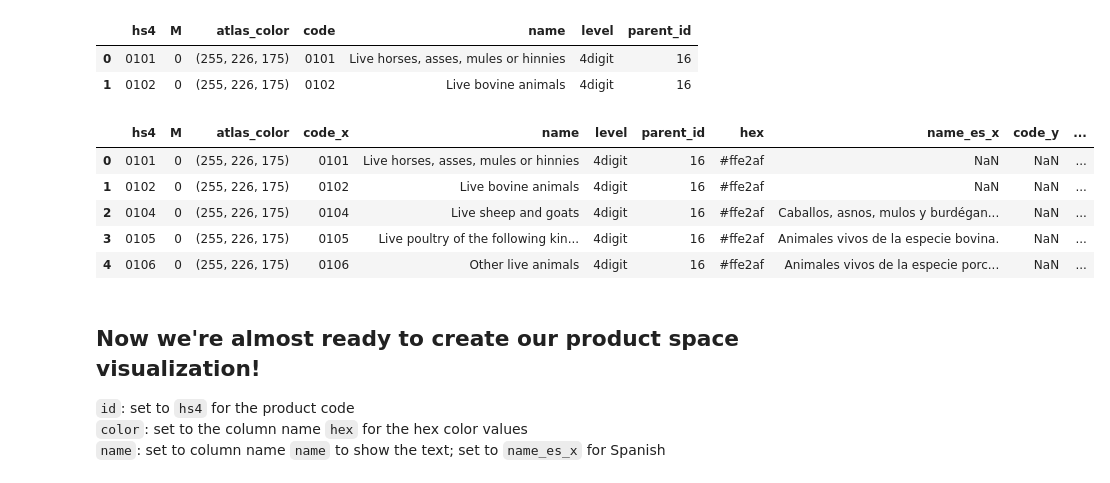
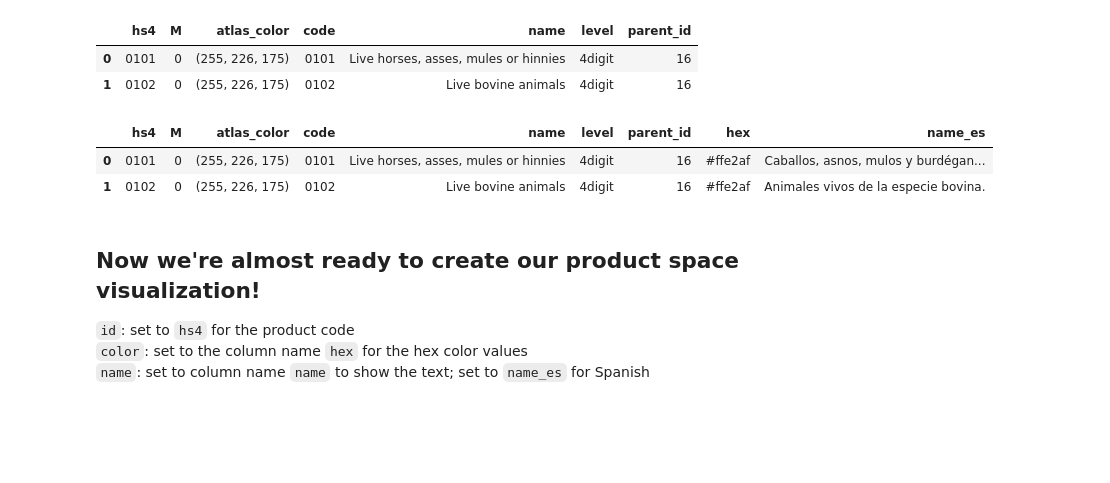
Before and after one commit to cid-harvard/visualization-notebook-templates, a Jupyter notebook: productspace-fromHS4-IntlAtlasColors.ipynb, the cells around one changed output. Cells and saved outputs as stored; diff of their text form; code cells hidden in the pictures; blank space fills up the shorter version.

Commit message:
updated spanish

```diff
--- a/productspace-fromHS4-IntlAtlasColors.ipynb
+++ b/productspace-fromHS4-IntlAtlasColors.ipynb
@@ -68,21 +68,19 @@ countryProducts["hex"] = "#"+atlasColorFragments[0].apply(hexify)+atlasColorFrag
 # %%
 #Adding a column for Spanish translation (MEX)
 df_es=pd.read_csv('sourcedata/products_mexico_prospedia.csv')
 df_es = df_es[df_es['level']=='4digit'].ix[:,["code","name_es"]]
-countryProducts_withEs = countryProducts.merge(df_es,how='left',left_on='hs4',right_on='code')
-countryProducts_withEs.head()
+df_es["code"] = df_es["code"].astype(int).astype(str).str.zfill(4)
+countryProducts_withEs = countryProducts.merge(df_es,how='left',left_on='code',right_on='code')
+countryProducts_withEs.head(2)
 # %% [output]
-|  | hs4 | M | atlas_color | code_x | name | level | parent_id | hex | name_es_x | code_y | ... |
-| 0 | 0101 | 0 | (255, 226, 175) | 0101 | Live horses, asses, mules or hinnies | 4digit | 16 | #ffe2af | NaN | NaN | ... |
-| 1 | 0102 | 0 | (255, 226, 175) | 0102 | Live bovine animals | 4digit | 16 | #ffe2af | NaN | NaN | ... |
-| 2 | 0104 | 0 | (255, 226, 175) | 0104 | Live sheep and goats | 4digit | 16 | #ffe2af | Caballos, asnos, mulos y burdégan... | NaN | ... |
-| 3 | 0105 | 0 | (255, 226, 175) | 0105 | Live poultry of the following kin... | 4digit | 16 | #ffe2af | Animales vivos de la especie bovina. | NaN | ... |
-| 4 | 0106 | 0 | (255, 226, 175) | 0106 | Other live animals | 4digit | 16 | #ffe2af | Animales vivos de la especie porc... | NaN | ... |
+|  | hs4 | M | atlas_color | code | name | level | parent_id | hex | name_es |
+| 0 | 0101 | 0 | (255, 226, 175) | 0101 | Live horses, asses, mules or hinnies | 4digit | 16 | #ffe2af | Caballos, asnos, mulos y burdégan... |
+| 1 | 0102 | 0 | (255, 226, 175) | 0102 | Live bovine animals | 4digit | 16 | #ffe2af | Animales vivos de la especie bovina. |
 # %% [markdown]
 ## Now we're almost ready to create our product space visualization!
 
 `id`: set to `hs4` for the product code <br />
 `color`: set to the column name `hex` for the hex color values <br />
-`name`: set to column name `name` to show the text; set to `name_es_x` for Spanish
+`name`: set to column name `name` to show the text; set to `name_es` for Spanish
 # %%
 #First some configuration to set which columns the visualization should grab from our dataframe
```
Also changed, not shown: parts of 1 cell of this notebook.
